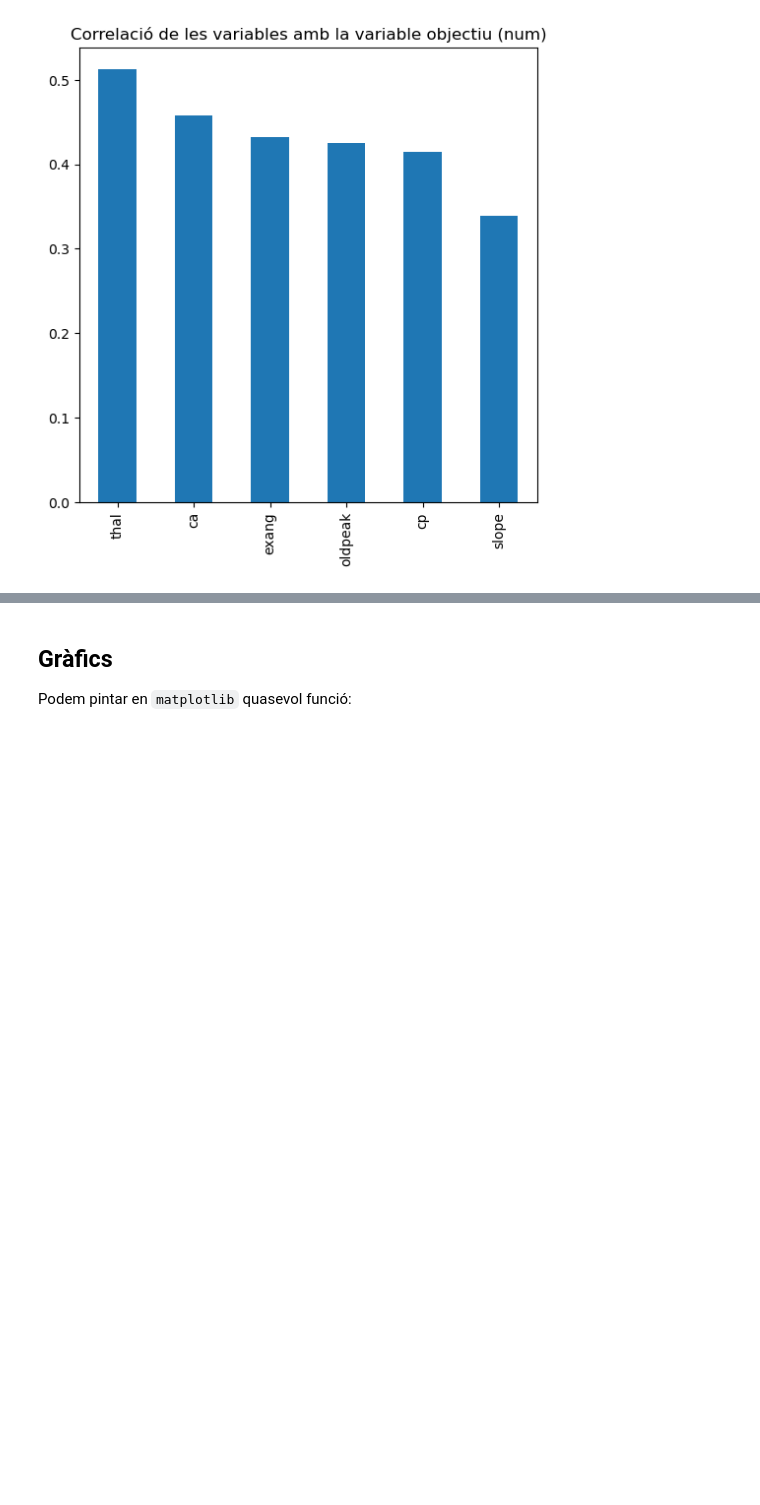
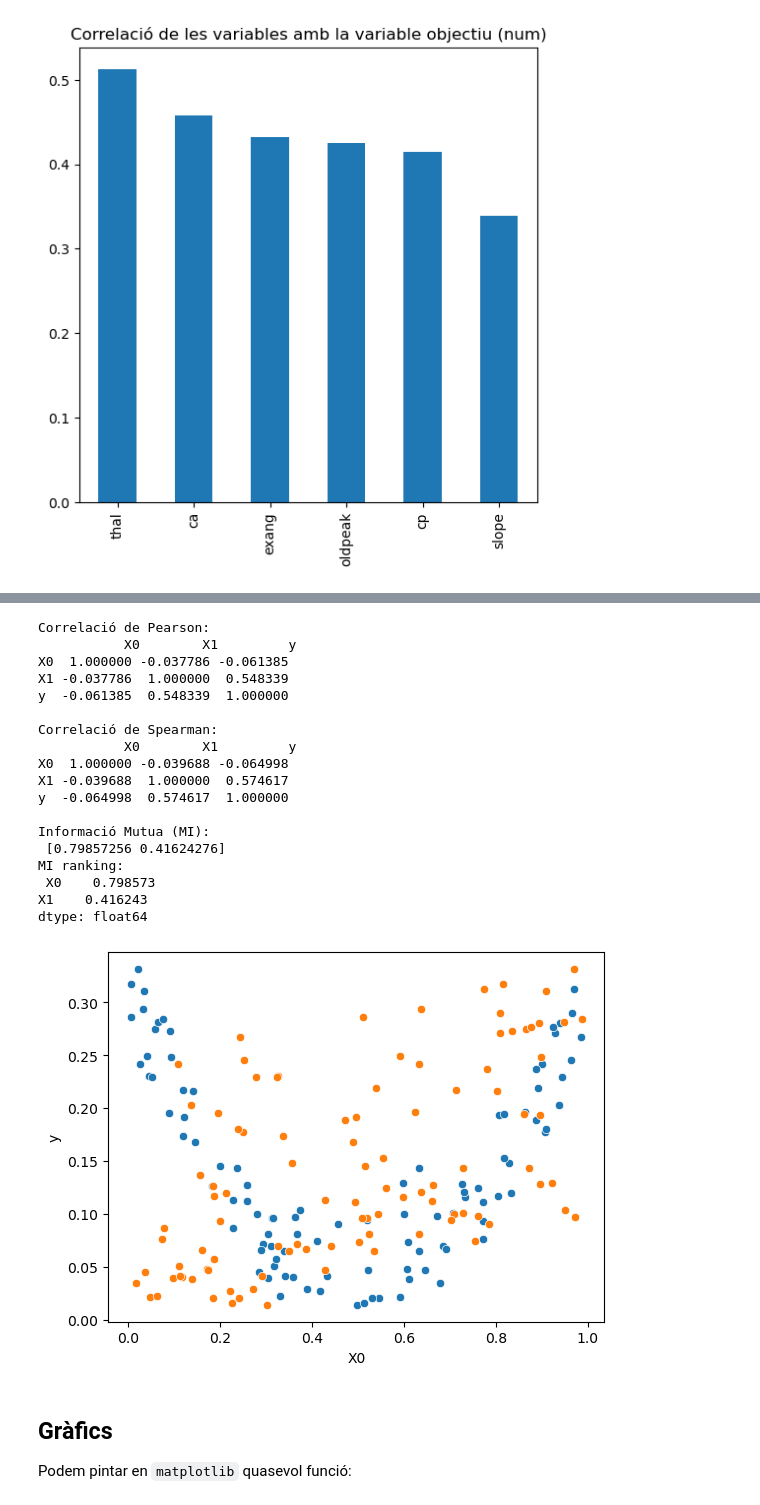
Before and after one commit to Triis98/DissenyIAvaluacioDeModels, a Jupyter notebook: apunts/documents/intro/Machine learning python.ipynb, the cells around one changed output, grey strips where cells are left out. Drawn from its saved outputs; the diff is of its cells as text; code cells hidden in the pictures; blank space fills up the shorter version.

```diff
--- a/apunts/documents/intro/Machine learning python.ipynb
+++ b/apunts/documents/intro/Machine learning python.ipynb
@@ -1021,3 +1018,51 @@ plt.show()
+# %%
+import numpy as np
+import pandas as pd
+from sklearn.feature_selection import mutual_info_regression
+
+# Generar un dataset con relación no lineal y no monótona (una parábola)
+np.random.seed(42)
+X = np.random.rand(100, 2)
+y = (X[:, 0] - 0.5)**2 + X[:, 1] * 0.1 + np.random.randn(100) * 0.01
+
+
+df = pd.DataFrame({'X0': X[:, 0], 'X1': X[:, 1], 'y': y})
+
+# Mostrem els gràfics de dispersió per a les dues variables independents
+sns.scatterplot(data=df, x='X0', y='y')
+sns.scatterplot(data=df, x='X1', y='y')
+
+pearson_corr = df.corr(method='pearson')
+spearman_corr = df.corr(method='spearman')
+mi_scores = mutual_info_regression(X, y)
+
+print("Correlació de Pearson:\n", pearson_corr, "\n")
+print("Correlació de Spearman:\n", spearman_corr, "\n")
+print("Informació Mutua (MI):\n", mi_scores)
+
+mi_ranking = pd.Series(mi_scores, index=['X0', 'X1']).sort_values(ascending=False)
+
+print("MI ranking:\n",mi_ranking)
+# %% [output]
+Correlació de Pearson:
+           X0        X1         y
+X0  1.000000 -0.037786 -0.061385
+X1 -0.037786  1.000000  0.548339
+y  -0.061385  0.548339  1.000000
+
+Correlació de Spearman:
+           X0        X1         y
+X0  1.000000 -0.039688 -0.064998
+X1 -0.039688  1.000000  0.574617
+y  -0.064998  0.574617  1.000000
+
+Informació Mutua (MI):
+ [0.79857256 0.41624276]
+MI ranking:
+ X0    0.798573
+X1    0.416243
+dtype: float64
+[figure, added]
 # %% [markdown]
 ## Gràfics
 
```
Also changed, not shown: parts of 4 cells of this notebook, 2 other files.
